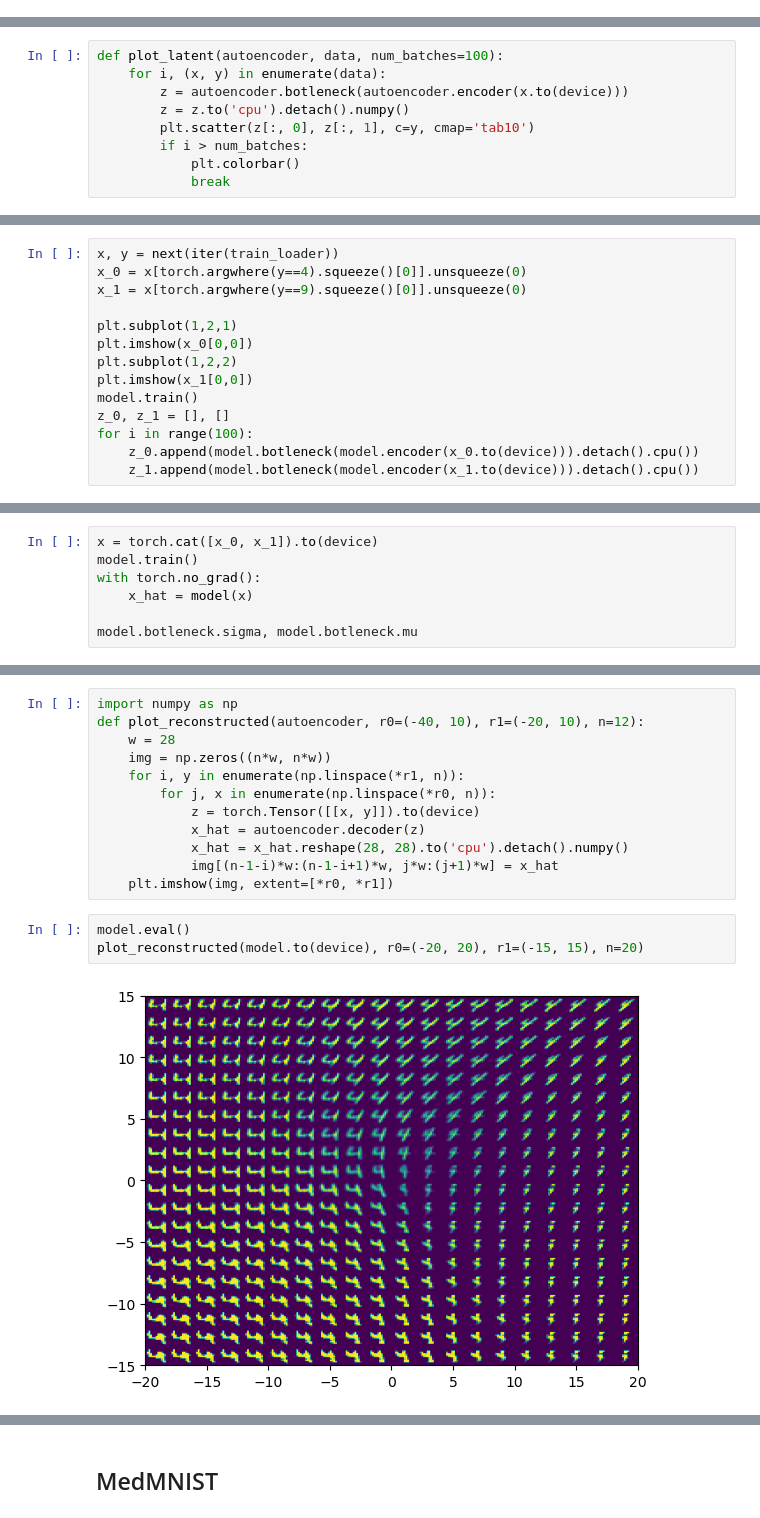
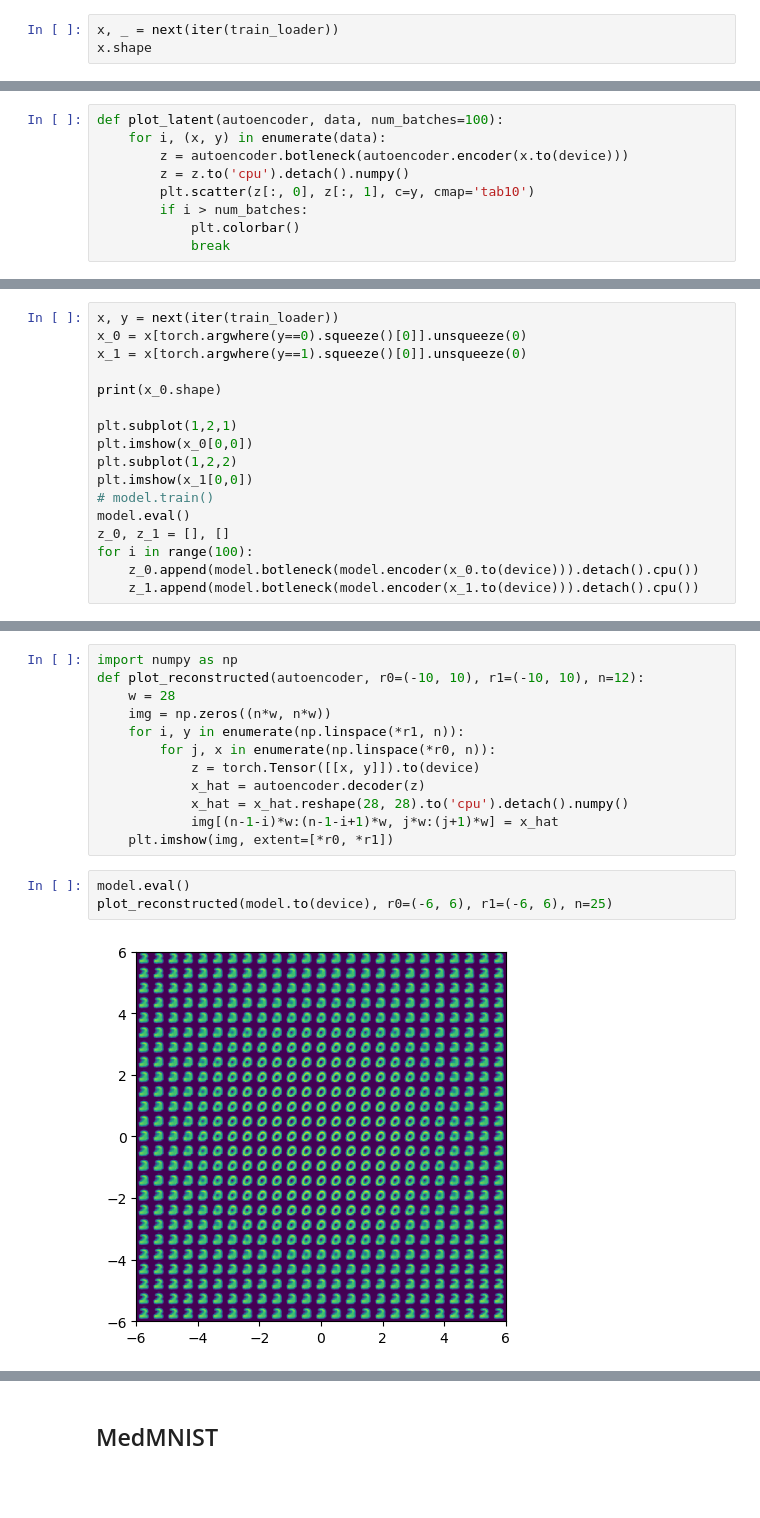
Before and after one commit to SolidusAbi/AnomalyDetection, a Jupyter notebook: notebooks/vae.ipynb, the cells around one changed output, grey strips where cells are left out. Drawn from its saved outputs; the diff is of its cells as text; blank space fills up the shorter version.

```diff
--- a/notebooks/vae.ipynb
+++ b/notebooks/vae.ipynb
@@ -117,3 +207,6 @@ class VAE(nn.Module):
 model = VAE(28, 2)
 from torch.nn.functional import mse_loss
 sgvbl = SGVBL(model, len(x_train_set), loss=mse_loss)
+# %%
+x, _ = next(iter(train_loader))
+x.shape
@@ -153,13 +266,16 @@ plot_latent(model, train_loader, num_batches=1)
 # %%
 x, y = next(iter(train_loader))
-x_0 = x[torch.argwhere(y==4).squeeze()[0]].unsqueeze(0)
-x_1 = x[torch.argwhere(y==9).squeeze()[0]].unsqueeze(0)
+x_0 = x[torch.argwhere(y==0).squeeze()[0]].unsqueeze(0)
+x_1 = x[torch.argwhere(y==1).squeeze()[0]].unsqueeze(0)
+
+print(x_0.shape)
 
 plt.subplot(1,2,1)
 plt.imshow(x_0[0,0])
 plt.subplot(1,2,2)
 plt.imshow(x_1[0,0])
-model.train()
+# model.train()
+model.eval()
 z_0, z_1 = [], []
 for i in range(100):
     z_0.append(model.botleneck(model.encoder(x_0.to(device))).detach().cpu())
@@ -181,7 +317,0 @@ plt.scatter(torch.cat(z_1)[:,0], torch.cat(z_1)[:,1], c='b')
-# %%
-x = torch.cat([x_0, x_1]).to(device)
-model.train()
-with torch.no_grad():
-    x_hat = model(x)
-
-model.botleneck.sigma, model.botleneck.mu
@@ -193,6 +322,6 @@ model.botleneck.sigma, model.botleneck.mu
 # %%
 import numpy as np
-def plot_reconstructed(autoencoder, r0=(-40, 10), r1=(-20, 10), n=12):
+def plot_reconstructed(autoencoder, r0=(-10, 10), r1=(-10, 10), n=12):
     w = 28
     img = np.zeros((n*w, n*w))
     for i, y in enumerate(np.linspace(*r1, n)):
@@ -204,9 +333,9 @@ def plot_reconstructed(autoencoder, r0=(-40, 10), r1=(-20, 10), n=12):
     plt.imshow(img, extent=[*r0, *r1])
 # %%
 model.eval()
-plot_reconstructed(model.to(device), r0=(-20, 20), r1=(-15, 15), n=20)
+plot_reconstructed(model.to(device), r0=(-6, 6), r1=(-6, 6), n=25)
 # %% [output]
-[figure, old version]
+[figure, new version]
 # %%
 x = next(iter(train_loader))[0]
 plt.subplot(1,2,1)
```
Also changed, not shown: parts of 29 cells of this notebook.
